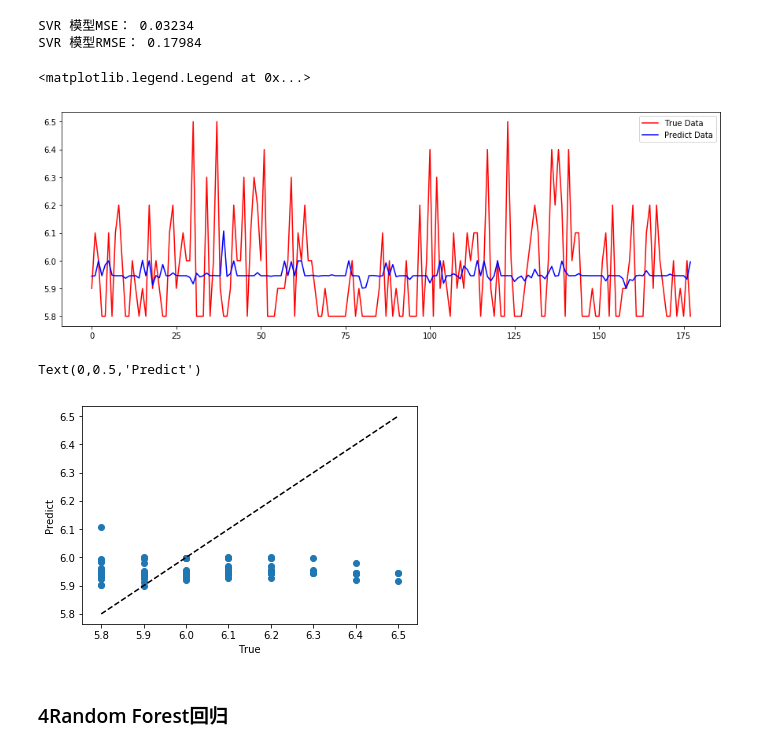
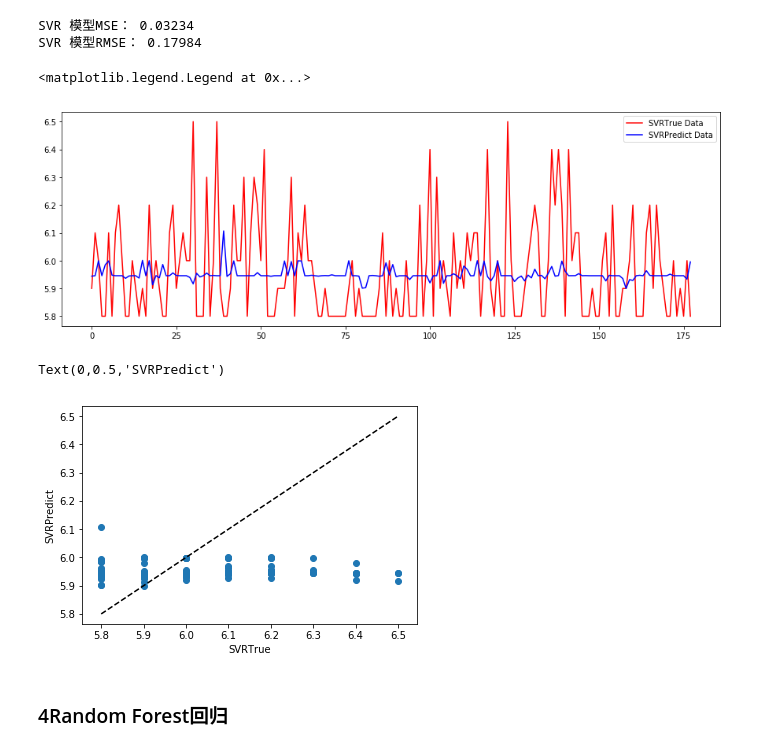
Before and after one commit to SweetBowl/AIClass-Junior, a Jupyter notebook: Project/Task1/regression.ipynb, the cells around one changed output. Cells and saved outputs as stored; diff of their text form; code cells hidden in the pictures.

```diff
--- a/Project/Task1/regression.ipynb
+++ b/Project/Task1/regression.ipynb
@@ -206,21 +206,21 @@ SVR 模型RMSE： 0.17984
 # %%
 # 可视化(折线图)
 plt.figure(figsize=(15,5))
-plt.plot(range(len(test_y)), test_y, 'r', label='True Data')
-plt.plot(range(len(predictSVR)), predictSVR, 'b', label='Predict Data')
+plt.plot(range(len(test_y)), test_y, 'r', label='SVRTrue Data')
+plt.plot(range(len(predictSVR)), predictSVR, 'b', label='SVRPredict Data')
 plt.legend()
 # %% [output]
 <matplotlib.legend.Legend at 0x...>
-[figure, old version]
+[figure, new version]
 # %%
 # 可视化(散点图)
 plt.scatter(test_y, predictSVR)
 plt.plot([test_y.min(),test_y.max()], [test_y.min(),test_y.max()], 'k--')
-plt.xlabel('True')
-plt.ylabel('Predict')
+plt.xlabel('SVRTrue')
+plt.ylabel('SVRPredict')
 # %% [output]
-Text(0,0.5,'Predict')
+Text(0,0.5,'SVRPredict')
-[figure, old version]
+[figure, new version]
 # %% [markdown]
 ### 4Random Forest回归
 # %%
```
Also changed, not shown: parts of 13 cells of this notebook, 3 other files.
